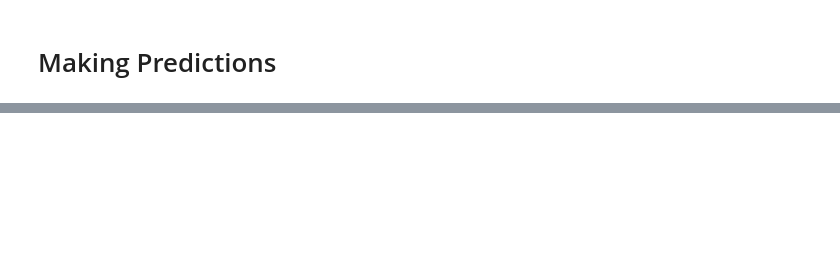
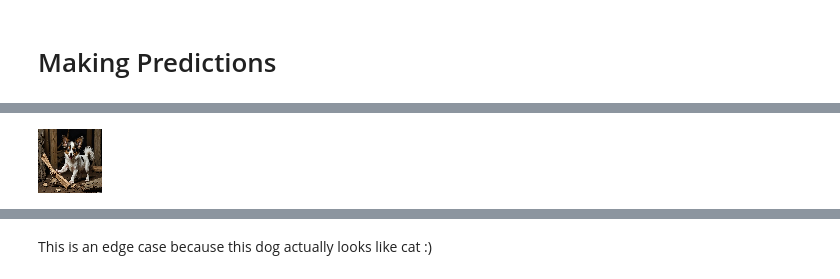
Before and after one commit to beercafeguy/dl-a-z, a Jupyter notebook: notebooks/CNN/dog_or_cat.ipynb, the cells around one changed output, grey strips where cells are left out. Saved outputs shown, nothing was run; the diff lists cells and outputs as text; code cells hidden in the pictures; blank space fills up the shorter version.

```diff
--- a/notebooks/CNN/dog_or_cat.ipynb
+++ b/notebooks/CNN/dog_or_cat.ipynb
@@ -170,0 +154,4 @@ This is a cat with probablilty : 0.9208823293447495
+# %%
+predict_img_label('new_dog_1.png')
+# %% [output]
+[figure, added]
@@ -170,0 +160,2 @@ This is a cat with probablilty : 0.9208823293447495
+# %% [markdown]
+This is an edge case because this dog actually looks like cat :)
```
Also changed, not shown: parts of 17 cells of this notebook.
